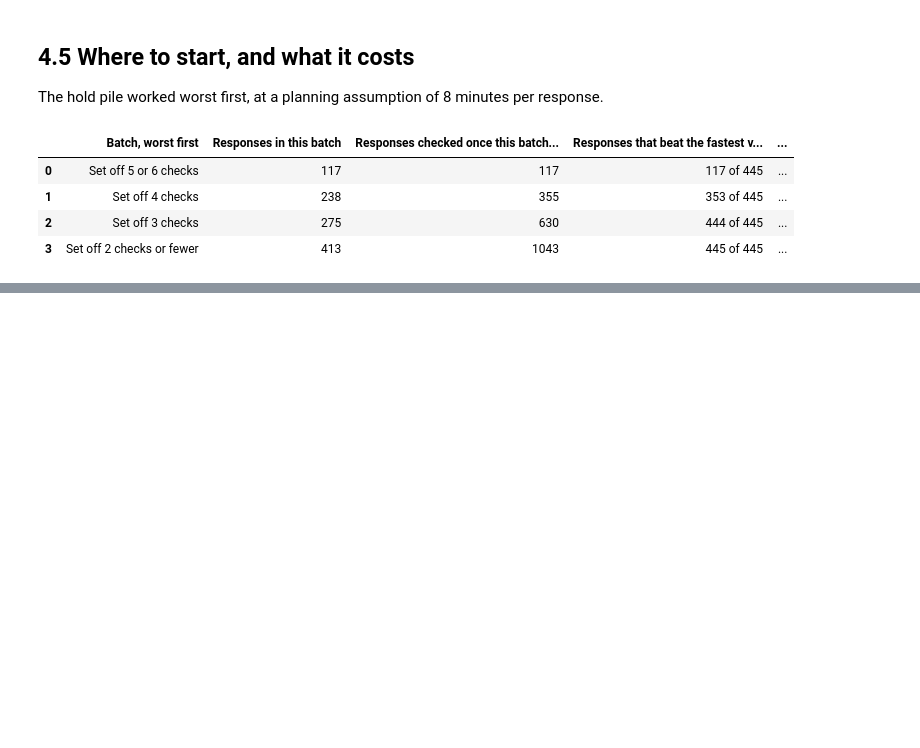
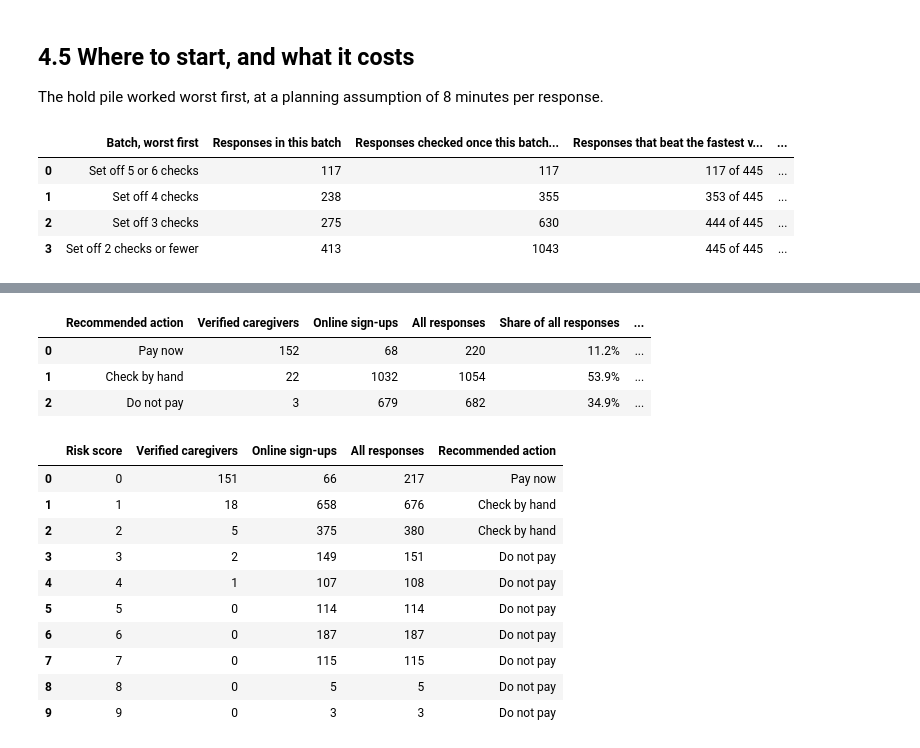
Before and after one commit to namo507/esd-redcap-metadata-watcher, a Jupyter notebook: projects/caregiver-cluster-analysis/bot_analysis.ipynb, the cells around one changed output, grey strips where cells are left out. Cells and saved outputs as stored; diff of their text form; code cells hidden in the pictures; blank space fills up the shorter version.

Commit message:
Update bot analysis: code improvements and Excel summary

```diff
--- a/projects/caregiver-cluster-analysis/bot_analysis.ipynb
+++ b/projects/caregiver-cluster-analysis/bot_analysis.ipynb
@@ -533,0 +647,19 @@ Workbook written: ESD_Bot_Analysis_Simple_Summary.xlsx
+# %%
+display(ba.build_action_summary_table(risk_table))
+display(ba.build_score_distribution_table(risk_table))
+# %% [output]
+|  | Recommended action | Verified caregivers | Online sign-ups | All responses | Share of all responses | ... |
+| 0 | Pay now | 152 | 68 | 220 | 11.2% | ... |
+| 1 | Check by hand | 22 | 1032 | 1054 | 53.9% | ... |
+| 2 | Do not pay | 3 | 679 | 682 | 34.9% | ... |
+|  | Risk score | Verified caregivers | Online sign-ups | All responses | Recommended action |
+| 0 | 0 | 151 | 66 | 217 | Pay now |
+| 1 | 1 | 18 | 658 | 676 | Check by hand |
+| 2 | 2 | 5 | 375 | 380 | Check by hand |
+| 3 | 3 | 2 | 149 | 151 | Do not pay |
+| 4 | 4 | 1 | 107 | 108 | Do not pay |
+| 5 | 5 | 0 | 114 | 114 | Do not pay |
+| 6 | 6 | 0 | 187 | 187 | Do not pay |
+| 7 | 7 | 0 | 115 | 115 | Do not pay |
+| 8 | 8 | 0 | 5 | 5 | Do not pay |
+| 9 | 9 | 0 | 3 | 3 | Do not pay |
```
Also changed, not shown: parts of 53 cells of this notebook, 2 other files.
